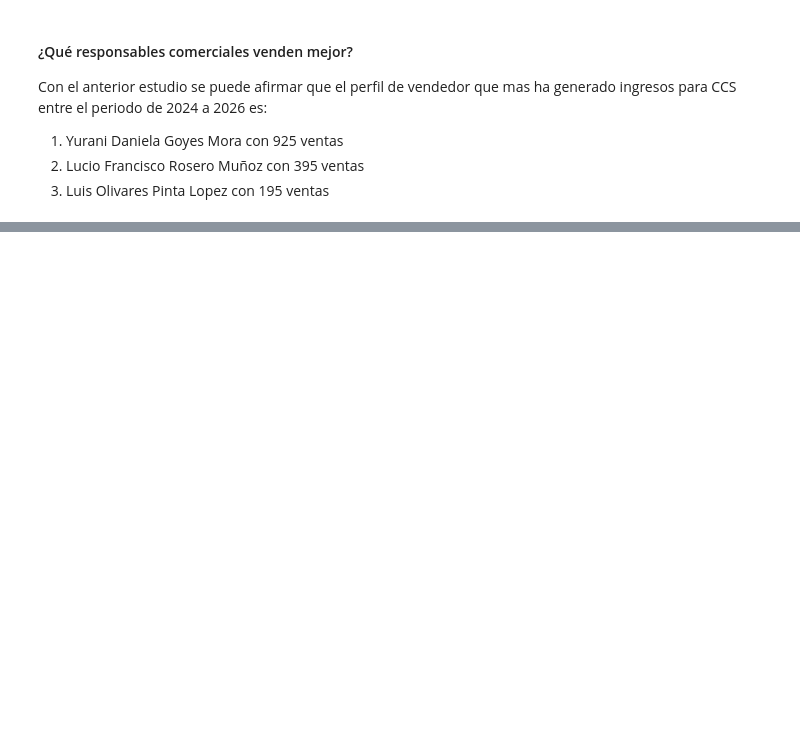
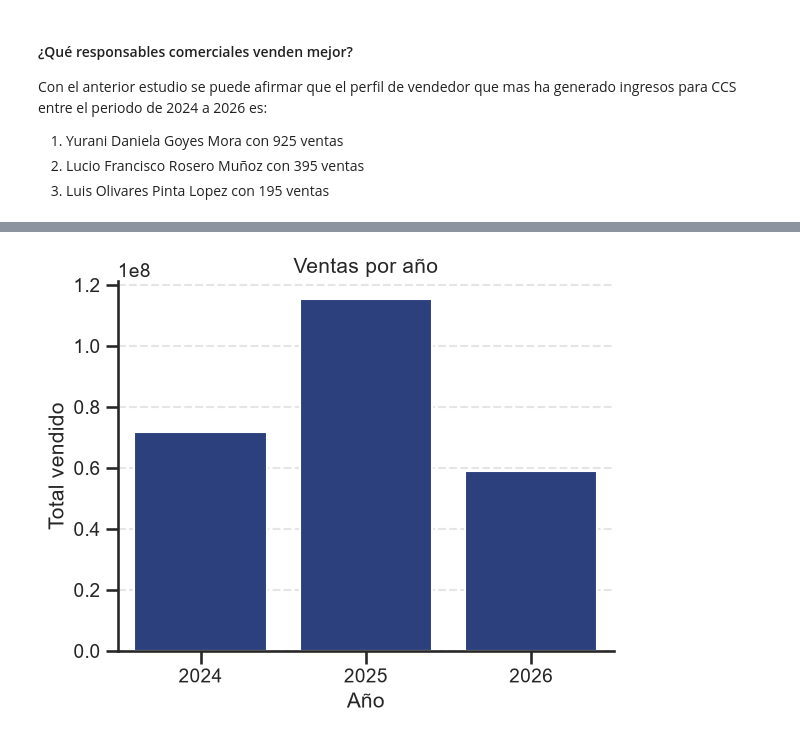
Before and after one commit to CabHug/CCS_Data_Analysis, a Jupyter notebook: 03_exploratory_data_analysis.ipynb, the cells around one changed output, grey strips where cells are left out. Saved outputs shown, nothing was run; the diff lists cells and outputs as text; code cells hidden in the pictures; blank space fills up the shorter version.

```diff
--- a/03_exploratory_data_analysis.ipynb
+++ b/03_exploratory_data_analysis.ipynb
@@ -434,0 +467,14 @@ Con el anterior estudio se puede afirmar que el perfil de vendedor  que mas ha g
+# %%
+sns.barplot(
+    data=resumen_ventas_tiempo2,
+    x='ANIO_VENTA',
+    y='total_vendido'
+)
+
+plt.title('Ventas por año')
+plt.xlabel('Año')
+plt.ylabel('Total vendido')
+
+plt.show()
+# %% [output]
+[figure, added]
```
Also changed, not shown: parts of 39 cells of this notebook, 2 other files.
